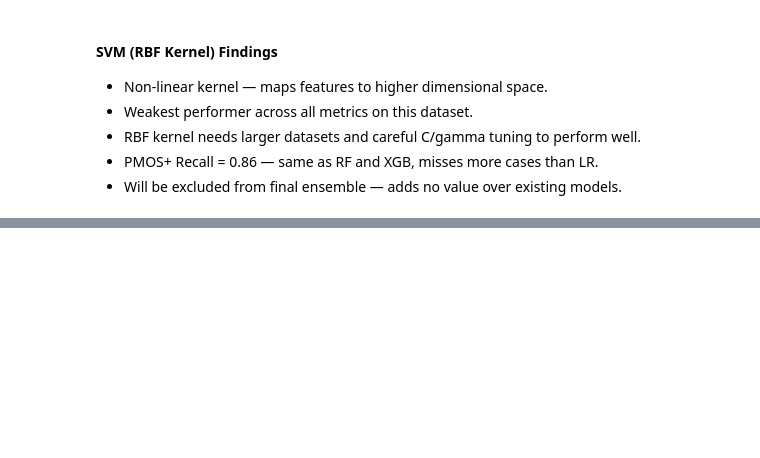
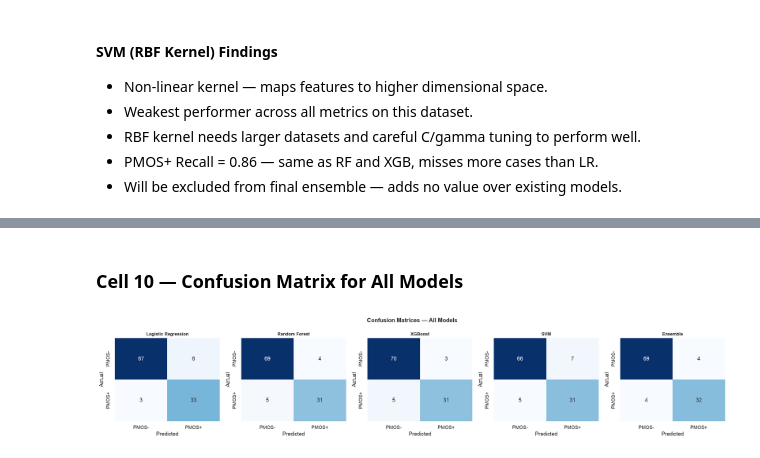
Before and after one commit to annnx7172-cell/PMOS_PROJECT, a Jupyter notebook: notebook/Block3_ML_Models.ipynb, the cells around one changed output, grey strips where cells are left out. Saved outputs shown, nothing was run; the diff lists cells and outputs as text; code cells hidden in the pictures; blank space fills up the shorter version.

Commit message:
Block 3 — confusion matrices complete

```diff
--- a/notebook/Block3_ML_Models.ipynb
+++ b/notebook/Block3_ML_Models.ipynb
@@ -315,0 +427,32 @@ weighted avg       0.89      0.89      0.89       109
+# %% [markdown]
+### Cell 10 — Confusion Matrix for All Models
+# %%
+fig, axes = plt.subplots(1, 5, figsize=(20, 4))
+
+models_list = [
+    ('Logistic Regression', pipe_lr),
+    ('Random Forest',       pipe_rf),
+    ('XGBoost',             pipe_xgb),
+    ('SVM',                 pipe_svm),
+    ('Ensemble',            ensemble)
+]
+
+for i, (name, model) in enumerate(models_list):
+    y_pred = model.predict(X_test)
+    cm = confusion_matrix(y_test, y_pred)
+
+    sns.heatmap(cm, annot=True, fmt='d', cmap='Blues',
+                ax=axes[i], cbar=False,
+                xticklabels=['PMOS-', 'PMOS+'],
+                yticklabels=['PMOS-', 'PMOS+'])
+    axes[i].set_title(name, fontsize=10, fontweight='bold')
+    axes[i].set_xlabel('Predicted')
+    axes[i].set_ylabel('Actual')
+
+plt.suptitle('Confusion Matrices — All Models',
+             fontsize=13, fontweight='bold')
+plt.tight_layout()
+plt.savefig('outputs/plots/B3_02_confusion_matrices.png', bbox_inches='tight')
+plt.show()
+# %% [output]
+[figure, added]
```
Also changed, not shown: parts of 5 cells of this notebook.
